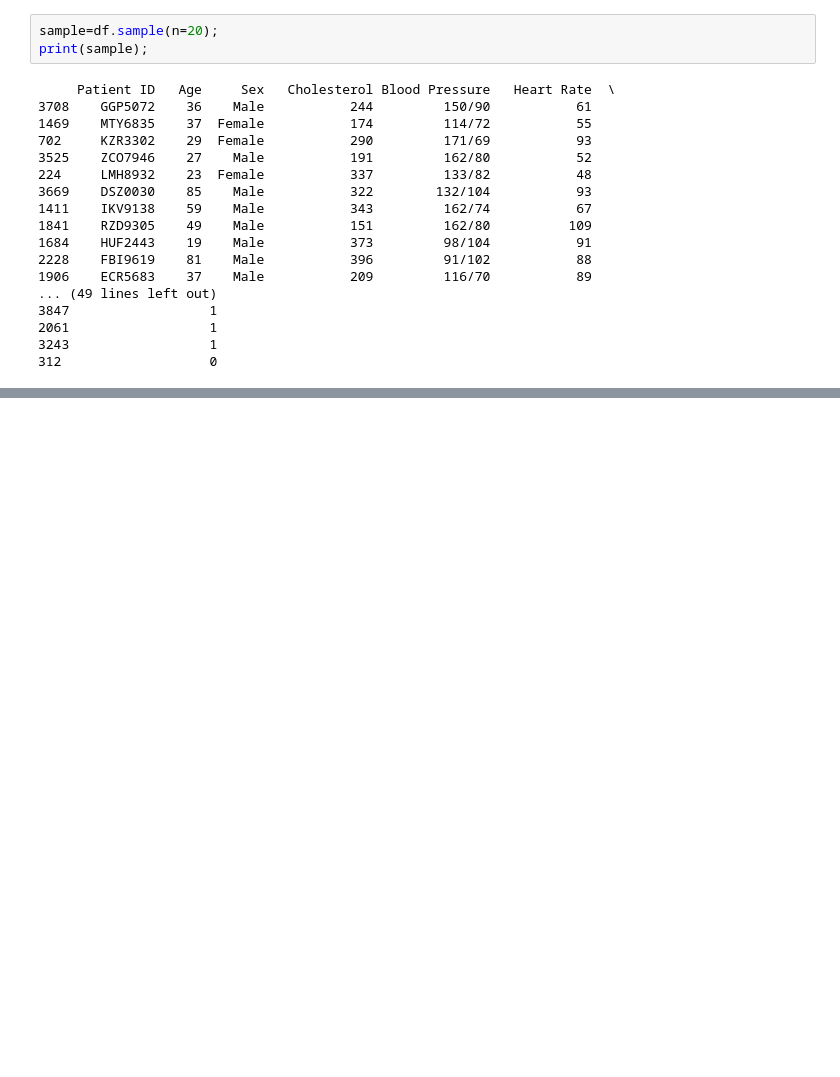
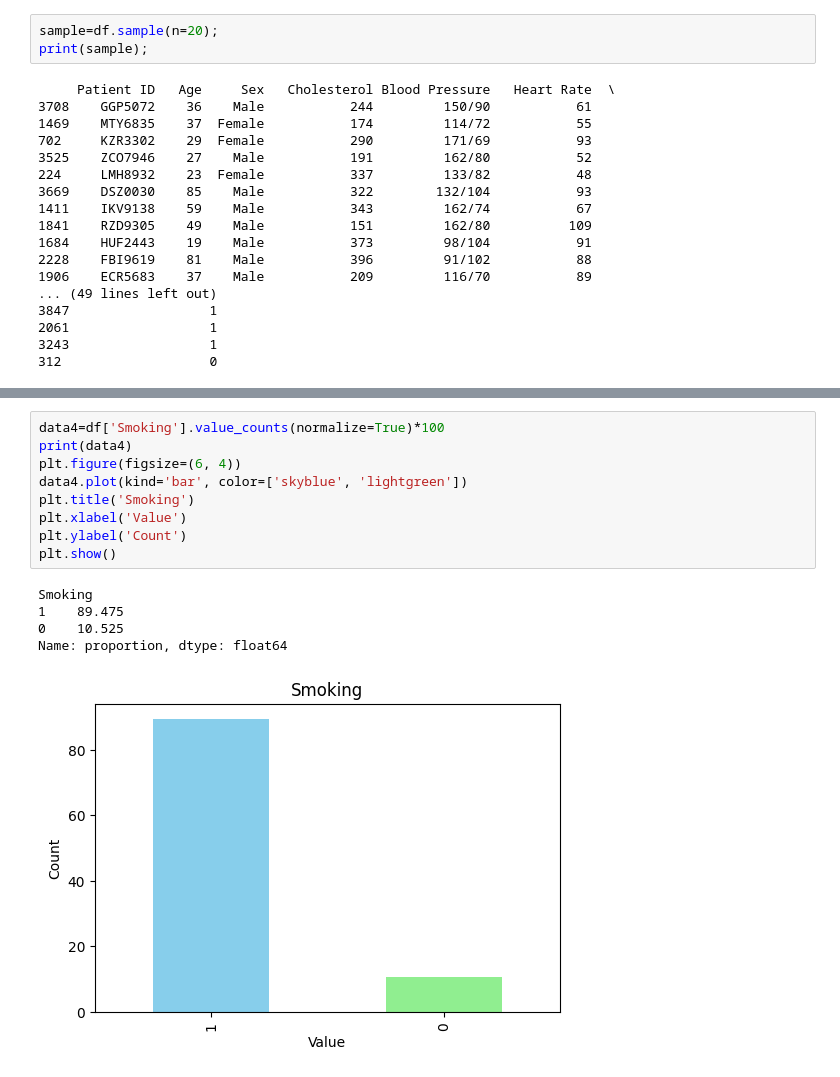
Before and after one commit to FajerAlamro/IT326-Project, a Jupyter notebook: Phase1.ipynb, the cells around one changed output, grey strips where cells are left out. Cells and saved outputs as stored; diff of their text form; blank space fills up the shorter version.

```diff
--- a/Phase1.ipynb
+++ b/Phase1.ipynb
@@ -138,0 +169,15 @@ plt.show()
+# %%
+data4=df['Smoking'].value_counts(normalize=True)*100
+print(data4)
+plt.figure(figsize=(6, 4))
+data4.plot(kind='bar', color=['skyblue', 'lightgreen'])
+plt.title('Smoking')
+plt.xlabel('Value')
+plt.ylabel('Count')
+plt.show()
+# %% [output]
+Smoking
+1    89.475
+0    10.525
+Name: proportion, dtype: float64
+[figure, added]
```
Also changed, not shown: parts of 2 cells of this notebook.
